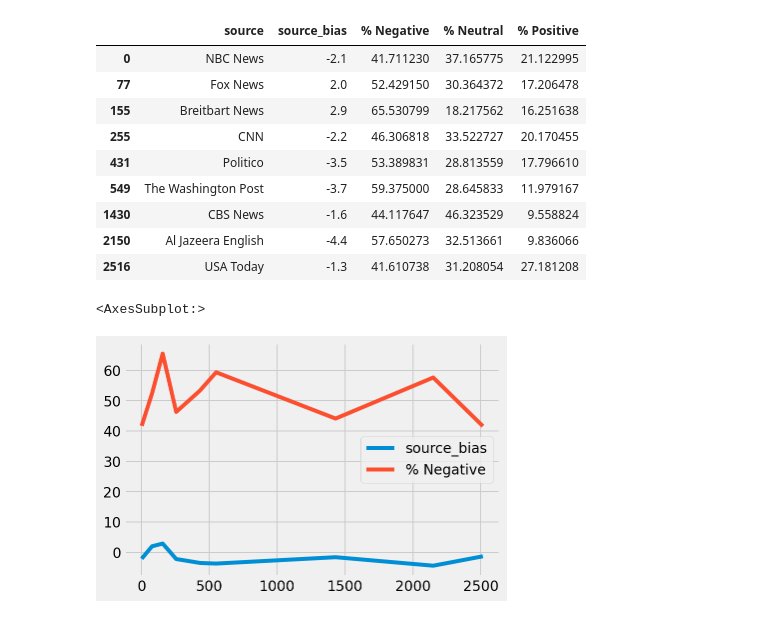
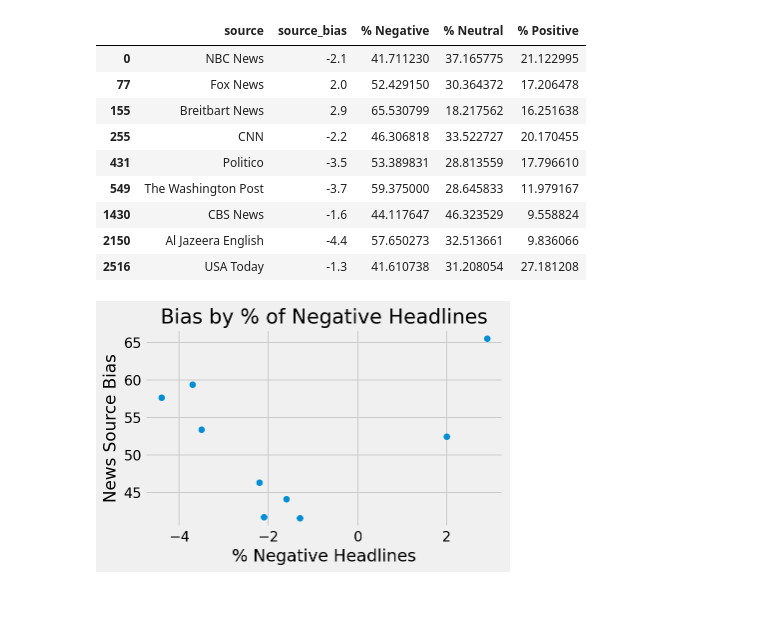
Before and after one commit to James-Ashley/sentiment-analysis-dashboard, a Jupyter notebook: sentiment_analysis/data_analysis.ipynb, the cells around one changed output. Cells and saved outputs as stored; diff of their text form; code cells hidden in the pictures.

Commit message:
added csv and images

```diff
--- a/sentiment_analysis/data_analysis.ipynb
+++ b/sentiment_analysis/data_analysis.ipynb
@@ -159,8 +159,12 @@ df_bias_percs
 | 1430 | CBS News | -1.6 | 44.117647 | 46.323529 | 9.558824 |
 | 2150 | Al Jazeera English | -4.4 | 57.650273 | 32.513661 | 9.836066 |
 | 2516 | USA Today | -1.3 | 41.610738 | 31.208054 | 27.181208 |
-# %%
-df_bias_percs[['source_bias', '% Negative']].plot()
-# %% [output]
-<AxesSubplot:>
-[figure, removed]
+# %%
+plt.scatter(df_bias_percs['source_bias'], df_bias_percs['% Negative'])
+plt.title('Bias by % of Negative Headlines')
+plt.xlabel('% Negative Headlines')
+plt.ylabel('News Source Bias')
+plt.tight_layout()
+plt.savefig('negsentimentandbias.png')
+# %% [output]
+[figure, added]
```
Also changed, not shown: parts of 4 cells of this notebook, 7 other files.
